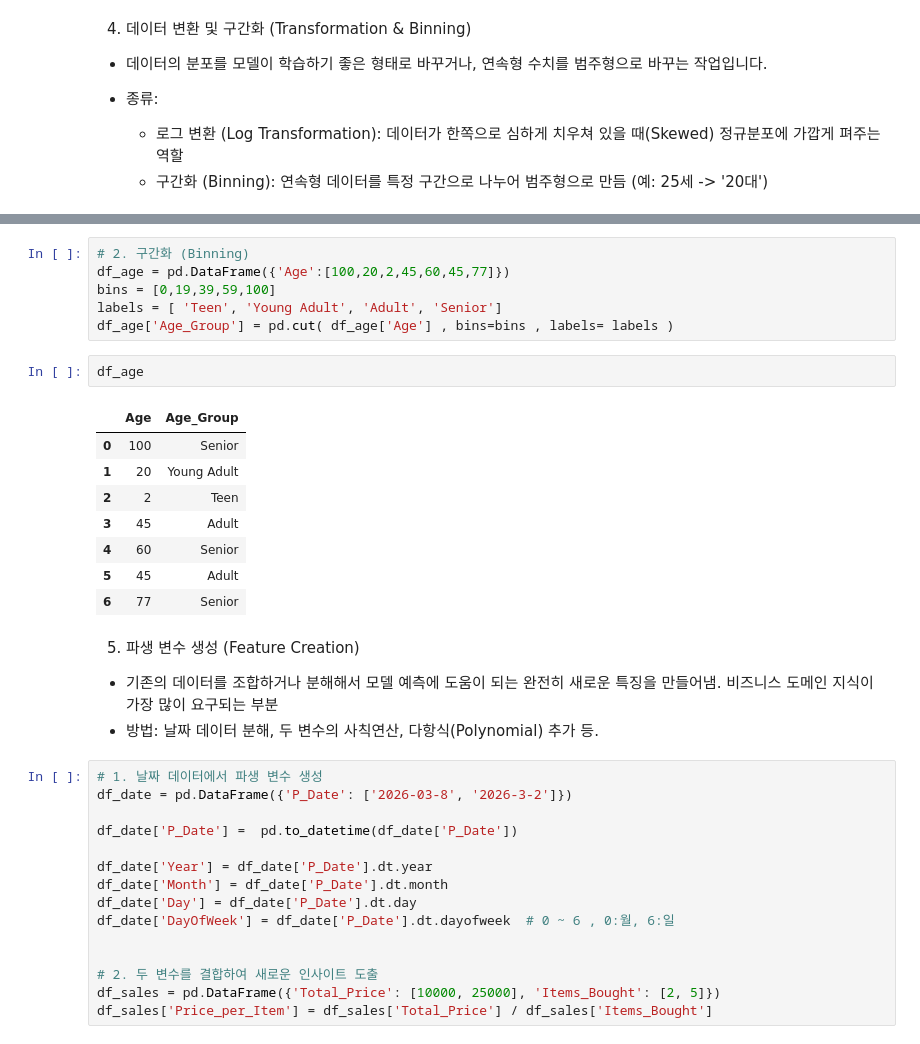
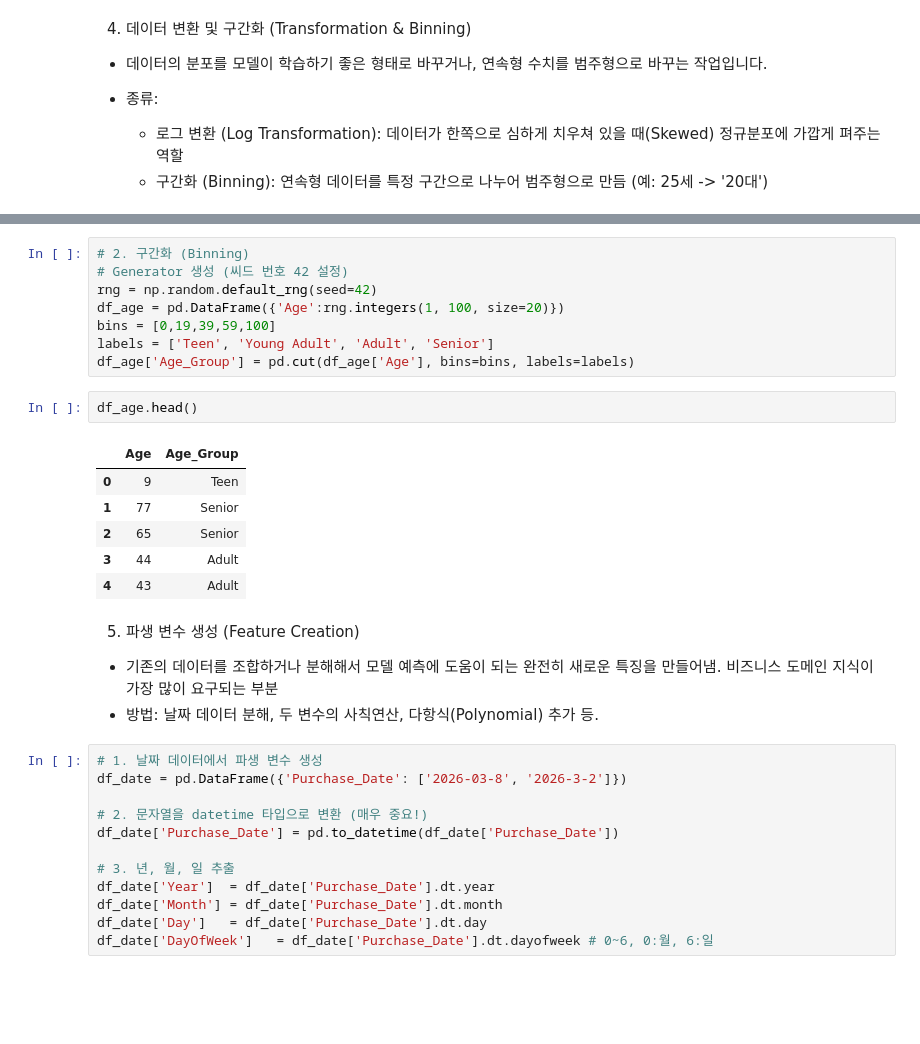
Before and after one commit to miggi27/AI_test, a Jupyter notebook: data_analysis/feature_eng_전처리정리.ipynb, the cells around one changed output, grey strips where cells are left out. Cells and saved outputs as stored; diff of their text form; blank space fills up the shorter version.

```diff
--- a/data_analysis/feature_eng_결과.ipynb
+++ b/data_analysis/feature_eng_전처리정리.ipynb
@@ -122,36 +150,33 @@ df
 # %%
 # 2. 구간화 (Binning)
-df_age = pd.DataFrame({'Age':[100,20,2,45,60,45,77]})
+# Generator 생성 (씨드 번호 42 설정)
+rng = np.random.default_rng(seed=42)
+df_age = pd.DataFrame({'Age':rng.integers(1, 100, size=20)})
 bins = [0,19,39,59,100]
-labels = [ 'Teen', 'Young Adult', 'Adult', 'Senior']
-df_age['Age_Group'] = pd.cut( df_age['Age'] , bins=bins , labels= labels )
+labels = ['Teen', 'Young Adult', 'Adult', 'Senior']
+df_age['Age_Group'] = pd.cut(df_age['Age'], bins=bins, labels=labels)
-# %%
-df_age
-# %% [output]
-|  | Age | Age_Group |
-| 0 | 100 | Senior |
-| 1 | 20 | Young Adult |
-| 2 | 2 | Teen |
-| 3 | 45 | Adult |
-| 4 | 60 | Senior |
-| 5 | 45 | Adult |
-| 6 | 77 | Senior |
+# %%
+df_age.head()
+# %% [output]
+|  | Age | Age_Group |
+| 0 | 9 | Teen |
+| 1 | 77 | Senior |
+| 2 | 65 | Senior |
+| 3 | 44 | Adult |
+| 4 | 43 | Adult |
 # %% [markdown]
 5. 파생 변수 생성 (Feature Creation)
   - 기존의 데이터를 조합하거나 분해해서 모델 예측에 도움이 되는 완전히 새로운 특징을 만들어냄. 비즈니스 도메인 지식이 가장 많이 요구되는 부분
   - 방법: 날짜 데이터 분해, 두 변수의 사칙연산, 다항식(Polynomial) 추가 등.
 # %%
 # 1. 날짜 데이터에서 파생 변수 생성
-df_date = pd.DataFrame({'P_Date': ['2026-03-8', '2026-3-2']})
+df_date = pd.DataFrame({'Purchase_Date': ['2026-03-8', '2026-3-2']})
 
-df_date['P_Date'] =  pd.to_datetime(df_date['P_Date'])
+# 2. 문자열을 datetime 타입으로 변환 (매우 중요!)
+df_date['Purchase_Date'] = pd.to_datetime(df_date['Purchase_Date'])
 
-df_date['Year'] = df_date['P_Date'].dt.year
-df_date['Month'] = df_date['P_Date'].dt.month
-df_date['Day'] = df_date['P_Date'].dt.day
-df_date['DayOfWeek'] = df_date['P_Date'].dt.dayofweek  # 0 ~ 6 , 0:월, 6:일
-
-
-# 2. 두 변수를 결합하여 새로운 인사이트 도출
-df_sales = pd.DataFrame({'Total_Price': [10000, 25000], 'Items_Bought': [2, 5]})
-df_sales['Price_per_Item'] = df_sales['Total_Price'] / df_sales['Items_Bought']
+# 3. 년, 월, 일 추출
+df_date['Year']  = df_date['Purchase_Date'].dt.year
+df_date['Month'] = df_date['Purchase_Date'].dt.month
+df_date['Day']   = df_date['Purchase_Date'].dt.day
+df_date['DayOfWeek']   = df_date['Purchase_Date'].dt.dayofweek # 0~6, 0:월, 6:일
```
Also changed, not shown: parts of 29 cells of this notebook, 23 other files.
